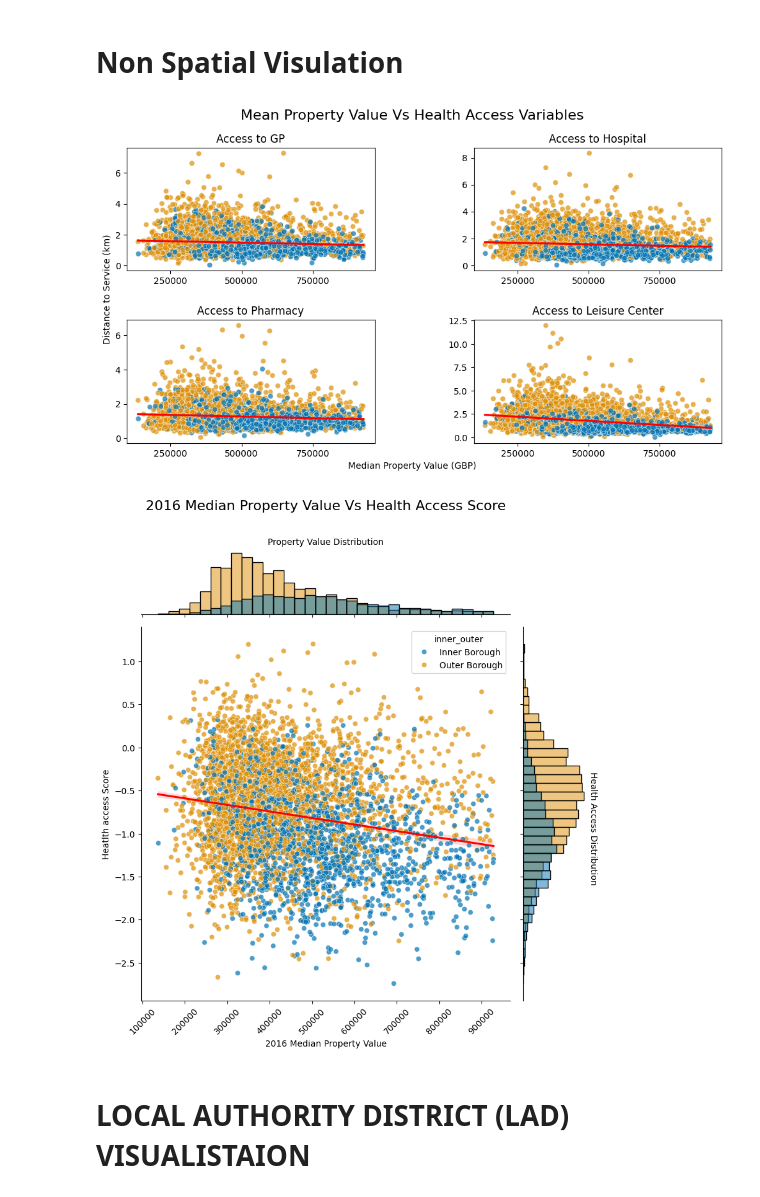
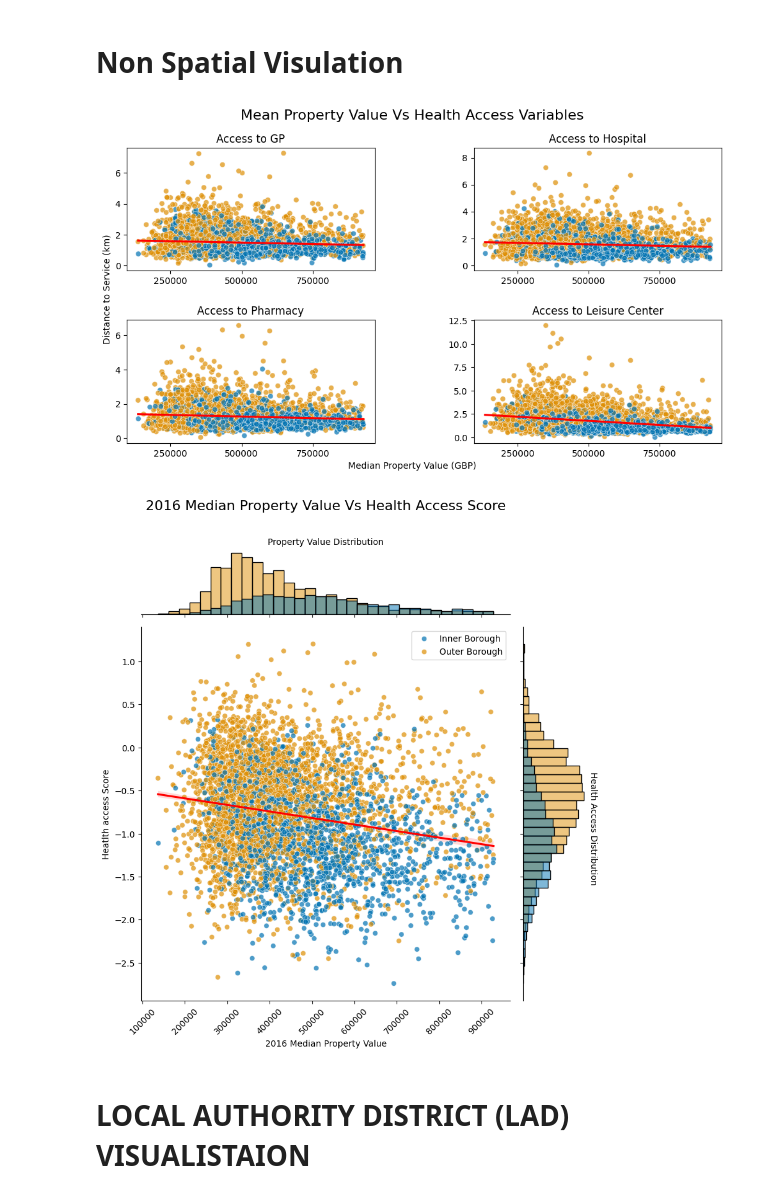
Before and after one commit to Jonathan-C-Barrett/GEOG5990M, a Jupyter notebook: GEOG5003M_Final_Project_template.ipynb, the cells around one changed output. Drawn from its saved outputs; the diff is of its cells as text; code cells hidden in the pictures.

```diff
--- a/GEOG5003M_Final_Project_template.ipynb
+++ b/GEOG5003M_Final_Project_template.ipynb
@@ -320,34 +320,37 @@ plt.gcf().axes[0].xaxis.get_major_formatter().set_scientific(False)
 #plot health access score vs property value as scatter plot
 sns.scatterplot(data=health_prop_clean_trim, x='2016_mean', y='ah4h', hue='inner_outer', palette='colorblind', alpha =0.7, ax=g.ax_joint)
 
 #plothistograms on x-axis showing distribution of house price
 sns.histplot(data=health_prop_clean_trim, x='2016_mean', hue="inner_outer", palette='colorblind', ax=g.ax_marg_x)
 
 #plot histogram on y-axis showing distribution of health access score
 sns.histplot(data=health_prop_clean_trim, y='ah4h', hue="inner_outer", palette='colorblind', ax=g.ax_marg_y)
 
 #Remove legend from axis histograms
 g.ax_marg_y.legend_.remove()
 g.ax_marg_x.legend_.remove()
 
+#Remove title from main legend
+g.ax_joint.get_legend().set_title("")
+
 #add title to property value distribution and set size
 g.ax_marg_x.set_title('Property Value Distribution', fontsize=10)
 
 #add title to Health Access Score distribution, set size, rotate and align to axis using x and y
 g.ax_marg_y.set_title('Health Access Distribution', fontsize=10, rotation=270, y=0.3, x=1.1)
 
 #Edit Axis Labels and set size
 g.ax_joint.set_ylabel('Heatlth access Score', fontsize=10)
 g.ax_joint.set_xlabel('2016 Median Property Value', fontsize=10);
 
 #change orientation of x-axis ticks
 g.ax_joint.tick_params(axis='x', rotation=45)
 
 #add title to map and set position and fontsize
 g.ax_joint.set_title('2016 Median Property Value Vs Health Access Score', fontsize=16, y=1.3);
 # %% [output]
 [figure]
-[figure, old version]
+[figure, new version]
 # %% [markdown]
 # LOCAL AUTHORITY DISTRICT (LAD) VISUALISTAION
 # %% [markdown]
```
